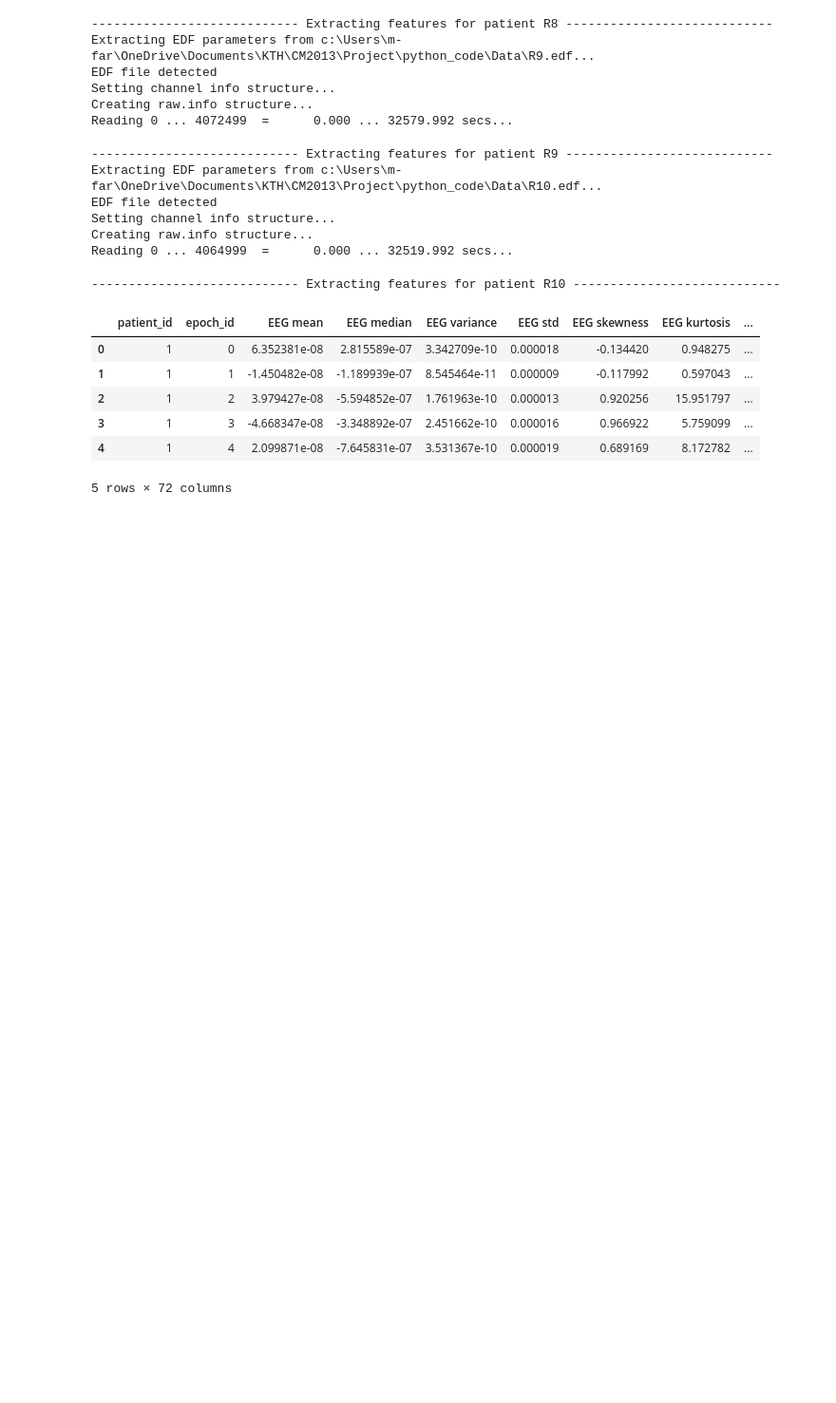
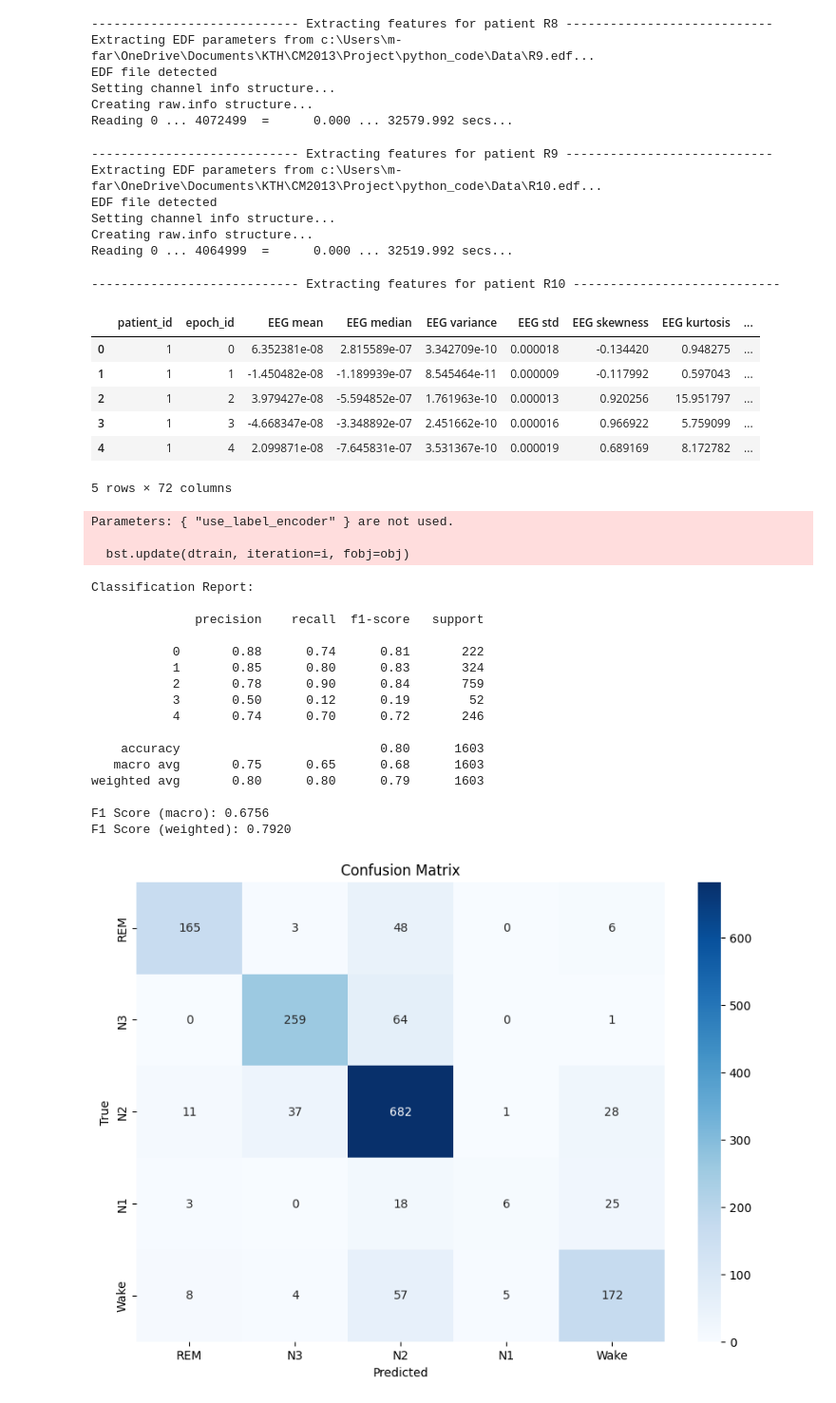
Before and after one commit to markus-marandi/signal-processing-CM2013-ss, a Jupyter notebook: notebooks/combined_features.ipynb, the cells around one changed output. Shown: that part at 95% size. Cells and saved outputs as stored; diff of their text form; code cells hidden in the pictures; blank space fills up the shorter version.

```diff
--- a/notebooks/combined_features.ipynb
+++ b/notebooks/combined_features.ipynb
@@ -687,0 +704,79 @@ all_features_df.head()
+# %%
+# Learning from features
+import pandas as pd
+from sklearn.model_selection import train_test_split
+from sklearn.preprocessing import StandardScaler
+from sklearn.metrics import f1_score, confusion_matrix, classification_report
+import xgboost as xgb
+import matplotlib.pyplot as plt
+import seaborn as sns
+
+# Load CSV
+df = pd.read_csv("all_features.csv")
+
+# Drop unwanted columns
+df = df.drop(columns=['patient_id', 'epoch_id'])
+df = df.loc[:, ~df.columns.str.contains('relative_power')] #scaler.fittransfrom is going to fit the data anyways
+
+# Separate features and target
+X = df.drop(columns=['label'])
+y = df['label']
+
+# Train/test split
+X_train, X_test, y_train, y_test = train_test_split(
+    X, y, test_size=0.2, stratify=y, random_state=42
+)
+
+# Scale the features
+scaler = StandardScaler()
+X_train_scaled = scaler.fit_transform(X_train)
+X_test_scaled = scaler.transform(X_test)
+
+# Train XGBoost model
+model = xgb.XGBClassifier(use_label_encoder=False, eval_metric='mlogloss')
+model.fit(X_train_scaled, y_train)
+
+# Predictions
+y_pred = model.predict(X_test_scaled)
+
+# Classification report
+print("Classification Report:\n")
+print(classification_report(y_test, y_pred))
+
+# F1 scores
+f1_macro = f1_score(y_test, y_pred, average='macro')
+f1_weighted = f1_score(y_test, y_pred, average='weighted')
+print(f"F1 Score (macro): {f1_macro:.4f}")
+print(f"F1 Score (weighted): {f1_weighted:.4f}")
+
+# Confusion Matrix
+label_names = ["REM", "N3", "N2", "N1", "Wake"]
+cm = confusion_matrix(y_test, y_pred)
+plt.figure(figsize=(10, 7))
+sns.heatmap(cm, annot=True, fmt='d', cmap='Blues',
+            xticklabels=label_names, yticklabels=label_names)
+plt.xlabel('Predicted')
+plt.ylabel('True')
+plt.title('Confusion Matrix')
+plt.show()
+# %% [output]
+Parameters: { "use_label_encoder" } are not used.
+
+  bst.update(dtrain, iteration=i, fobj=obj)
+Classification Report:
+
+              precision    recall  f1-score   support
+
+           0       0.88      0.74      0.81       222
+           1       0.85      0.80      0.83       324
+           2       0.78      0.90      0.84       759
+           3       0.50      0.12      0.19        52
+           4       0.74      0.70      0.72       246
+
+    accuracy                           0.80      1603
+   macro avg       0.75      0.65      0.68      1603
+weighted avg       0.80      0.80      0.79      1603
+
+F1 Score (macro): 0.6756
+F1 Score (weighted): 0.7920
+[figure, added]
```
Also changed, not shown: parts of 8 cells of this notebook.
